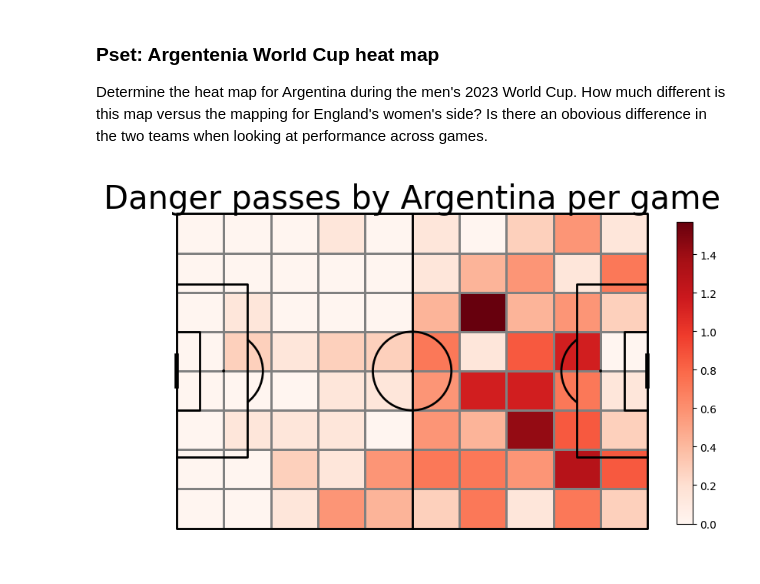
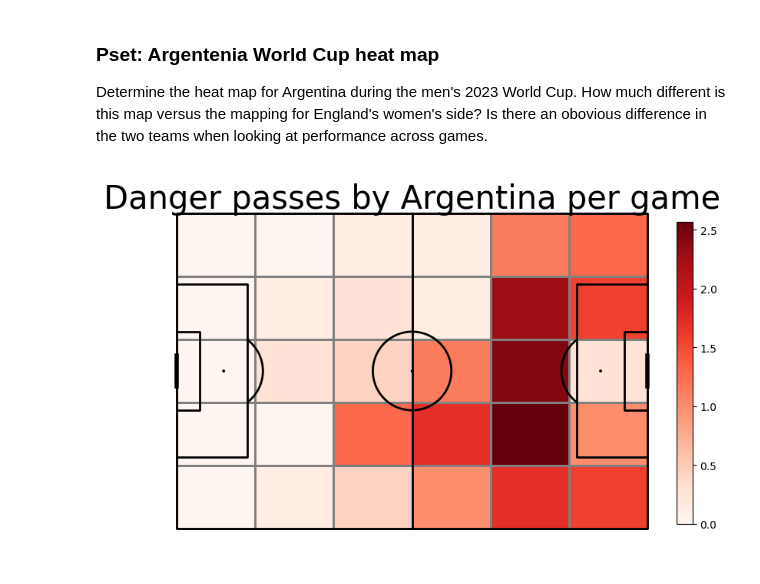
Before and after one commit to khoffLSU/footy_analytics, a Jupyter notebook: Visualizing Football - passing heatmaps.ipynb, the cells around one changed output. Cells and saved outputs as stored; diff of their text form; code cells hidden in the pictures.

Commit message:
Add functional calls for passing heatmap

```diff
--- a/Visualizing Football - passing heatmaps.ipynb
+++ b/Visualizing Football - passing heatmaps.ipynb
@@ -207,27 +207,27 @@ for idx in arg_matches:
         danger_passes_period = passes.loc[pass_to_shot]
 
         #concatenate dataframe with a previous one to keep danger passes from the whole tournament
-        arg_danger_passes = pd.concat([danger_passes, danger_passes_period], ignore_index = True)
+        arg_danger_passes = pd.concat([arg_danger_passes, danger_passes_period], ignore_index = True)
 # %%
 # plot vertical pitch
 pitch = Pitch(line_zorder=2, line_color='black')
 fig, ax = pitch.grid(grid_height=0.9, title_height=0.06, axis=False, figheight=5,
                      endnote_height=0.04, title_space=0, endnote_space=0)
 
 # get the 2D histogram
 bin_statistic = pitch.bin_statistic(arg_danger_passes.x, arg_danger_passes.y,
-                                    statistic='count', bins=(10, 8), normalize=False)
+                                    statistic='count', bins=(6, 5), normalize=False)
 
 # normalize by number of games manual
 bin_statistic["statistic"] = bin_statistic["statistic"]/len(arg_matches)
 
 #make a heatmap
 pcm  = pitch.heatmap(bin_statistic, cmap='Reds', edgecolor='grey', ax=ax['pitch'])
 
 #legend to our plot
 ax_cbar = fig.add_axes((1, 0.093, 0.03, 0.786))
 cbar = plt.colorbar(pcm, cax=ax_cbar)
 fig.suptitle('Danger passes by ' + team + " per game", fontsize = 30)
 plt.show()
 # %% [output]
-[figure, old version]
+[figure, new version]
```
Also changed, not shown: parts of 6 cells of this notebook.
